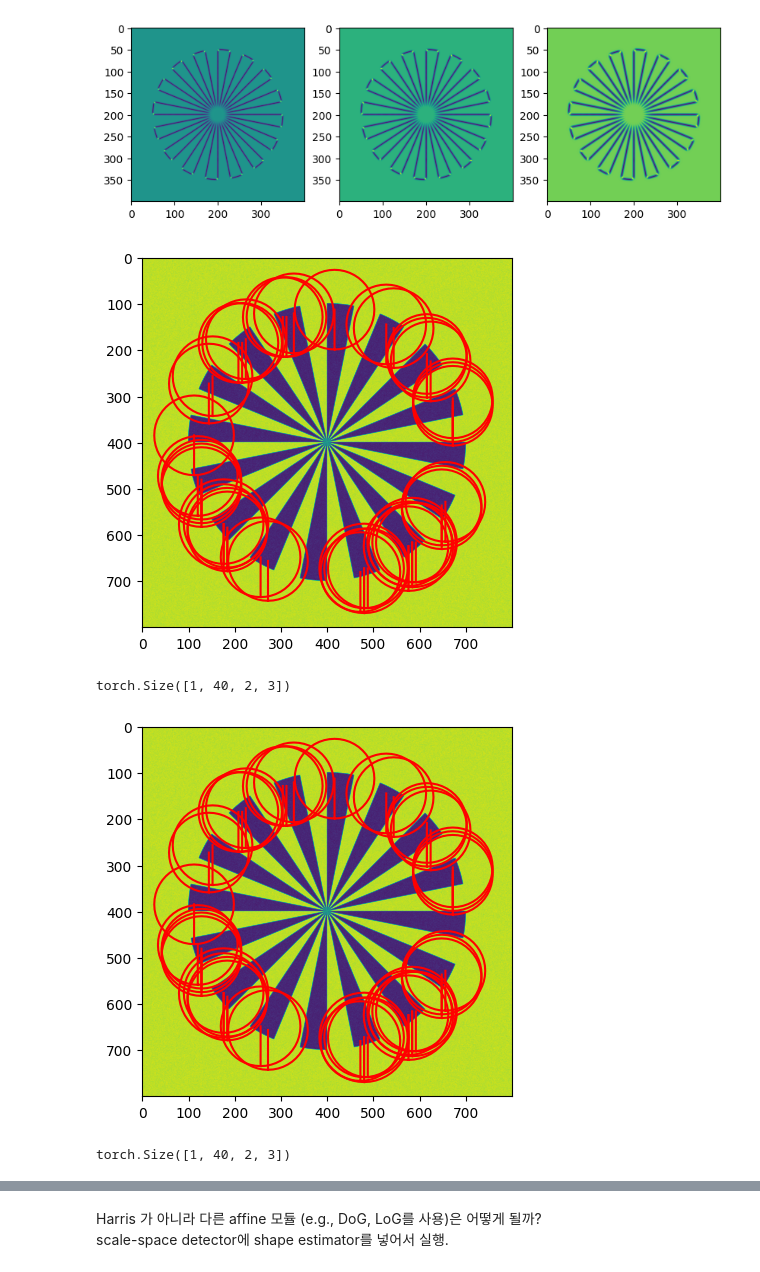
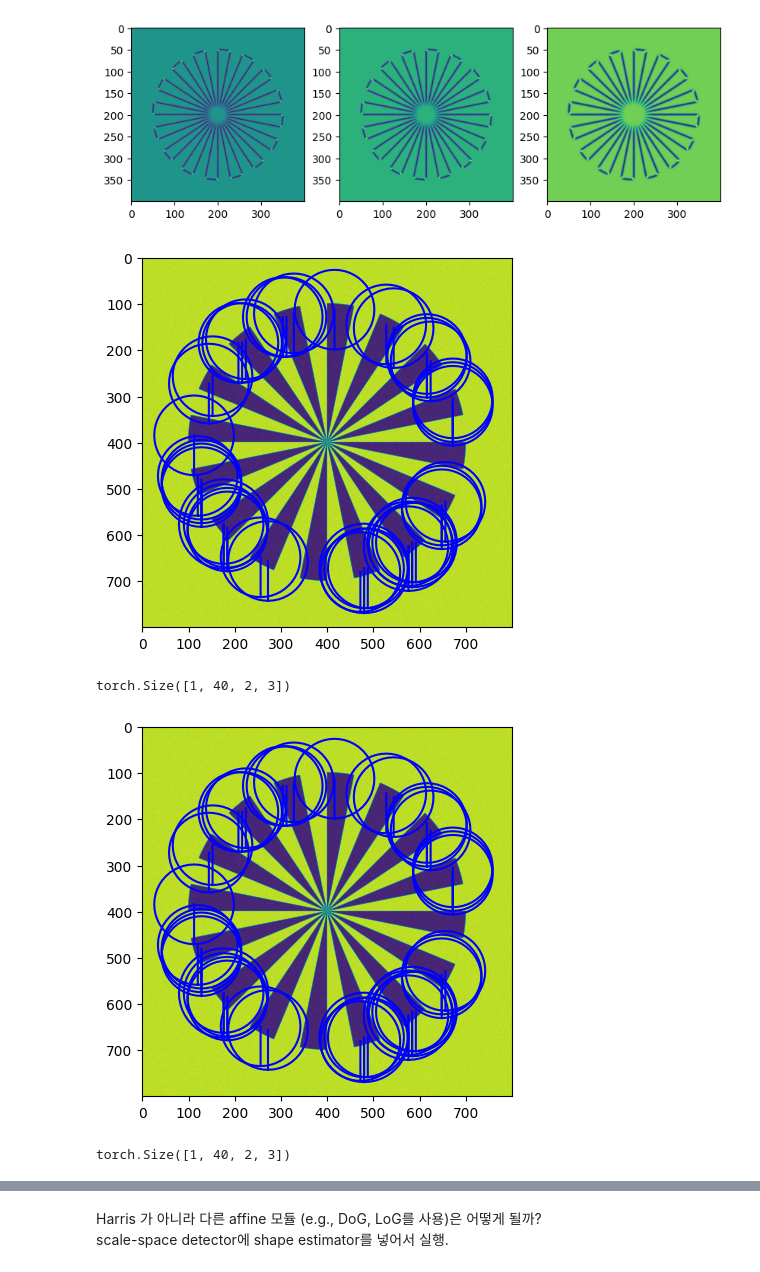
Before and after one commit to Hyeonjun-Heo/fast-campus-computer-vision, a Jupyter notebook: Part2/chapter_2/CH 02_06.ipynb, the cells around one changed output, grey strips where cells are left out. Saved outputs shown, nothing was run; the diff lists cells and outputs as text; code cells hidden in the pictures.

```diff
--- a/Part2/chapter_2/CH 02_06.ipynb
+++ b/Part2/chapter_2/CH 02_06.ipynb
@@ -121,27 +122,27 @@ nmsl = kornia.geometry.ConvSoftArgmax3d(kernel_size=(3,3,3), # nms windows size
 # %%
 def visualize_LAF(img, LAF, img_idx = 0):
     x, y = kornia.feature.laf.get_laf_pts_to_draw(LAF, img_idx)
     plt.figure()
     plt.imshow(kornia.utils.tensor_to_image(img[img_idx]))
-    plt.plot(x, y, 'r')
+    plt.plot(x, y, 'b')
     plt.show()
     return
 
 # Lets detect Harris corners
 n_feats = 40
 mr_size = 6.0
 
 harris_local_dectector = KF.ScaleSpaceDetector(n_feats,
                                                resp_module=resp,
                                                nms_module=nmsl,
                                                mr_size=mr_size)
 
 lafs, resps = harris_local_dectector(timg)
 
 visualize_LAF(timg, lafs)
 print(lafs.shape)
 # %% [output]
-[figure, old version]
+[figure, new version]
 torch.Size([1, 40, 2, 3])
 # %%
 # n_feats = 40
@@ -162,6 +163,6 @@ lafs, resps = harris_local_dectector(timg)
 visualize_LAF(timg, lafs)
 print(lafs.shape)
 # %% [output]
-[figure, old version]
+[figure, new version]
 torch.Size([1, 40, 2, 3])
 # %% [markdown]
```
Also changed, not shown: parts of 5 cells of this notebook, 1 other file.
